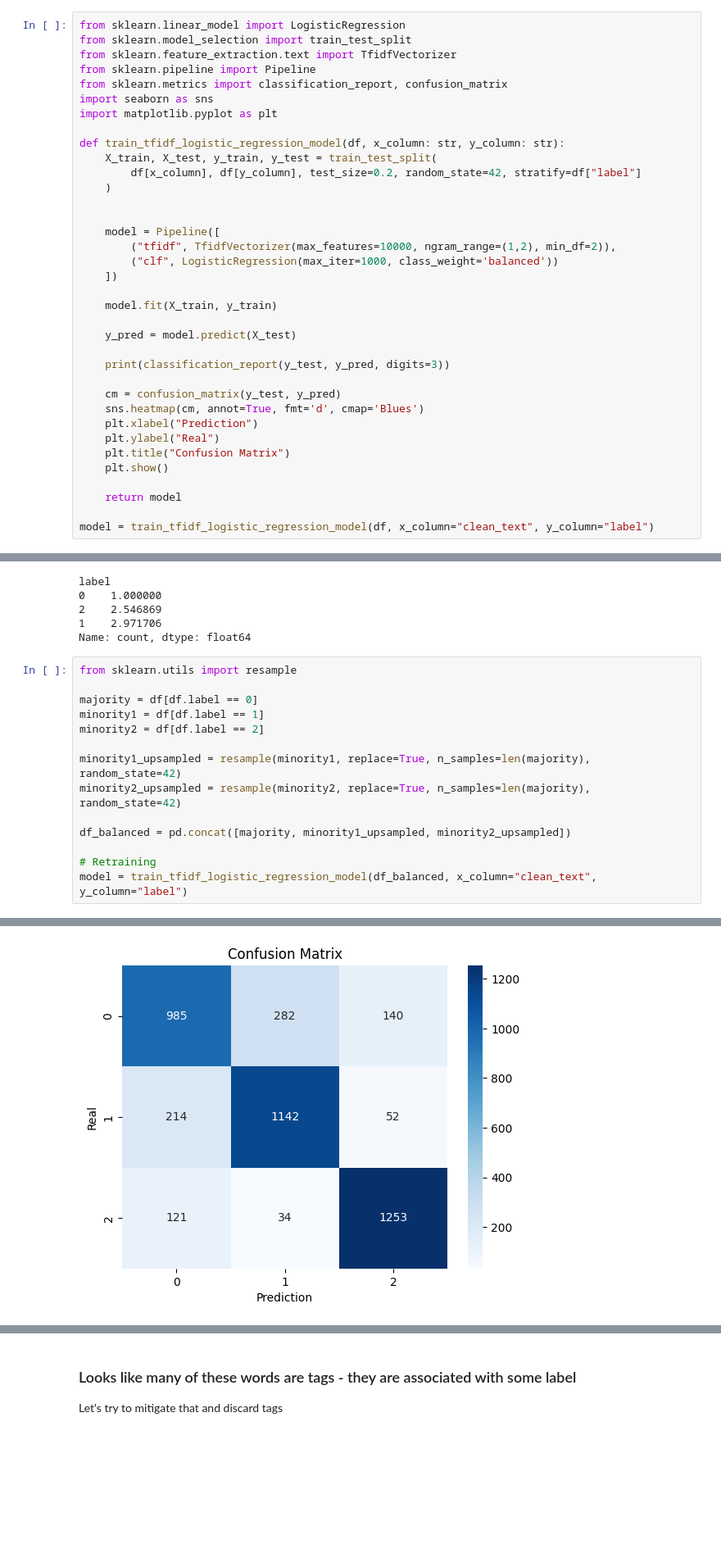
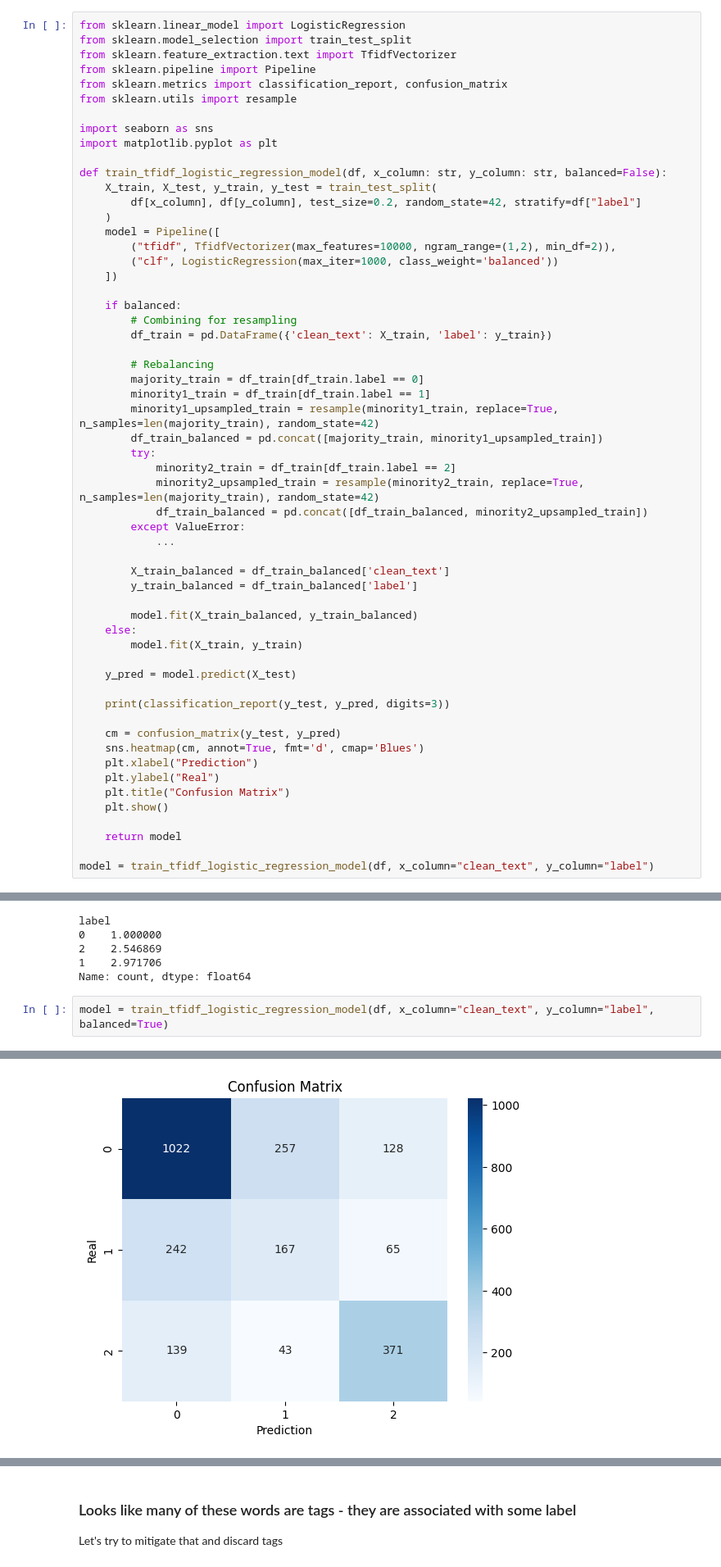
Before and after one commit to m-strzalkowski/computational-intelligence-2025, a Jupyter notebook: notebooks/eda.ipynb, the cells around one changed output, grey strips where cells are left out. Shown: that part at 82% size. Drawn from its saved outputs; the diff is of its cells as text; blank space fills up the shorter version.

```diff
--- a/notebooks/eda.ipynb
+++ b/notebooks/eda.ipynb
@@ -351,21 +376,42 @@ from sklearn.model_selection import train_test_split
 from sklearn.feature_extraction.text import TfidfVectorizer
 from sklearn.pipeline import Pipeline
 from sklearn.metrics import classification_report, confusion_matrix
+from sklearn.utils import resample
+
 import seaborn as sns
 import matplotlib.pyplot as plt
 
-def train_tfidf_logistic_regression_model(df, x_column: str, y_column: str):
+def train_tfidf_logistic_regression_model(df, x_column: str, y_column: str, balanced=False):
     X_train, X_test, y_train, y_test = train_test_split(
         df[x_column], df[y_column], test_size=0.2, random_state=42, stratify=df["label"]
     )
-
-
     model = Pipeline([
         ("tfidf", TfidfVectorizer(max_features=10000, ngram_range=(1,2), min_df=2)),
         ("clf", LogisticRegression(max_iter=1000, class_weight='balanced'))
     ])
 
-    model.fit(X_train, y_train)
+    if balanced:
+        # Combining for resampling
+        df_train = pd.DataFrame({'clean_text': X_train, 'label': y_train})
+
+        # Rebalancing
+        majority_train = df_train[df_train.label == 0]
+        minority1_train = df_train[df_train.label == 1]
+        minority1_upsampled_train = resample(minority1_train, replace=True, n_samples=len(majority_train), random_state=42)
+        df_train_balanced = pd.concat([majority_train, minority1_upsampled_train])
+        try:
+            minority2_train = df_train[df_train.label == 2]
+            minority2_upsampled_train = resample(minority2_train, replace=True, n_samples=len(majority_train), random_state=42)
+            df_train_balanced = pd.concat([df_train_balanced, minority2_upsampled_train])
+        except ValueError:
+            ...
+
+        X_train_balanced = df_train_balanced['clean_text']
+        y_train_balanced = df_train_balanced['label']
+
+        model.fit(X_train_balanced, y_train_balanced)
+    else:
+        model.fit(X_train, y_train)
 
     y_pred = model.predict(X_test)
 
@@ -403,19 +449,7 @@ label
 1    2.971706
 Name: count, dtype: float64
 # %%
-from sklearn.utils import resample
-
-majority = df[df.label == 0]
-minority1 = df[df.label == 1]
-minority2 = df[df.label == 2]
-
-minority1_upsampled = resample(minority1, replace=True, n_samples=len(majority), random_state=42)
-minority2_upsampled = resample(minority2, replace=True, n_samples=len(majority), random_state=42)
-
-df_balanced = pd.concat([majority, minority1_upsampled, minority2_upsampled])
-
-# Retraining
-model = train_tfidf_logistic_regression_model(df_balanced, x_column="clean_text", y_column="label")
+model = train_tfidf_logistic_regression_model(df, x_column="clean_text", y_column="label", balanced=True)
 # %% [output]
               precision    recall  f1-score   support
 
@@ -429,4 +463,4 @@ weighted avg      0.799     0.800     0.799      4223
-[figure, old version]
+[figure, new version]
 # %%
 def show_most_important_words_multiclass(pipeline_model, top_n=15, show_discriminative=True):
     """
```
Also changed, not shown: parts of 18 cells of this notebook.
